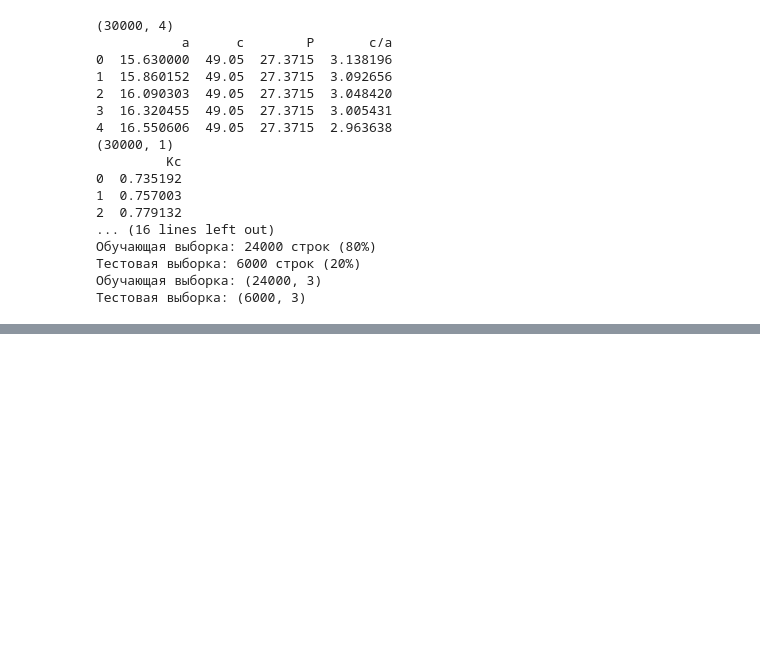
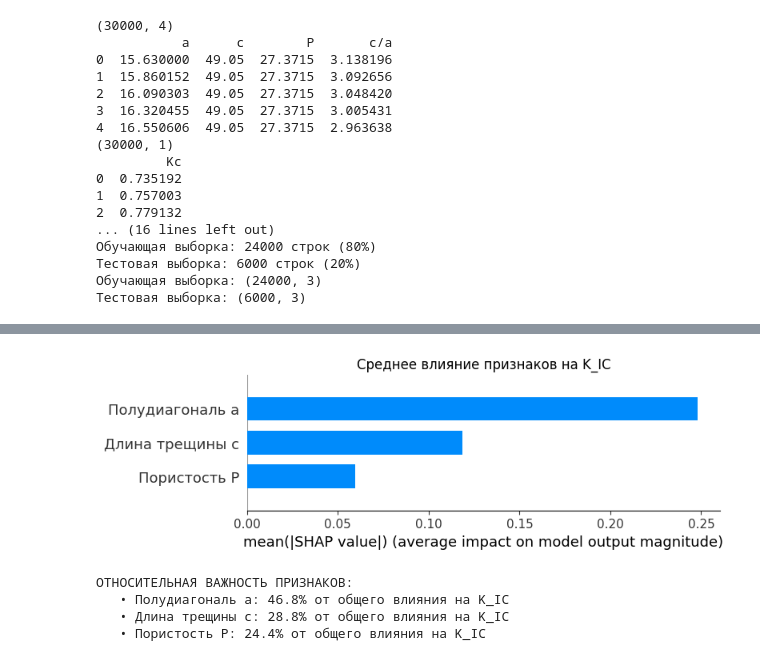
Before and after one commit to wiuver/Practice, a Jupyter notebook: Practice.ipynb, the cells around one changed output, grey strips where cells are left out. Cells and saved outputs as stored; diff of their text form; code cells hidden in the pictures; blank space fills up the shorter version.

Commit message:
Shap

```diff
--- a/Practice.ipynb
+++ b/Practice.ipynb
@@ -381,0 +443,14 @@ plt.show()
+# %%
+# Подготовка данных для DeepExplainer
+X_train_sample = shap.sample(X_train, 5000)
+X_test_sample = shap.sample(X_test, 2000)
+shap_mean = []
+
+# Расчет shap_values для ансамбля нейронных сетей
+for model in best_models:
+    explainer = shap.DeepExplainer(model, X_train_sample)
+    shap_values = explainer.shap_values(X_test_sample)
+    shap_values = np.array(shap_values).squeeze()
+    shap_mean.append(shap_values)
+
+shap_values = np.mean(shap_mean, axis=0)
@@ -381,0 +475,28 @@ plt.show()
+# %%
+feature_names = ['Полудиагональ a', 'Длина трещины c', 'Пористость P']
+
+plt.figure(figsize=(10, 6))
+shap.summary_plot(shap_values, X_test_sample, plot_type="bar",
+        feature_names=feature_names,
+        show=False,
+        max_display=len(feature_names)
+    )
+plt.title('Среднее влияние признаков на K_IC', fontsize=12)
+plt.tight_layout()
+
+plt.show()
+
+# Относительная важность
+mean_shap = np.mean(shap_values, axis=0)
+
+print("ОТНОСИТЕЛЬНАЯ ВАЖНОСТЬ ПРИЗНАКОВ:")
+total_impact = np.sum(np.abs(mean_shap))
+for i, feature in enumerate(feature_names):
+    relative_impact = np.abs(mean_shap[i]) / total_impact * 100
+    print(f"   • {feature}: {relative_impact:.1f}% от общего влияния на K_IC")
+# %% [output]
+[figure, added]
+ОТНОСИТЕЛЬНАЯ ВАЖНОСТЬ ПРИЗНАКОВ:
+   • Полудиагональ a: 46.8% от общего влияния на K_IC
+   • Длина трещины c: 28.8% от общего влияния на K_IC
+   • Пористость P: 24.4% от общего влияния на K_IC
```
Also changed, not shown: parts of 16 cells of this notebook.
